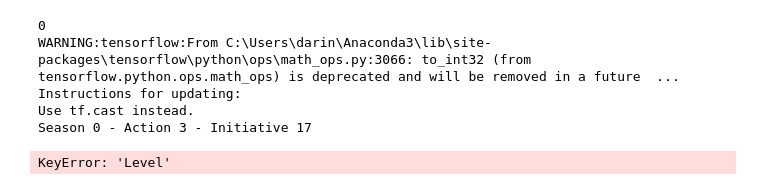
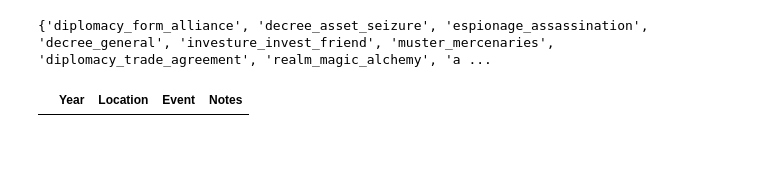
Before and after one commit to NeverForged/Regency, a Jupyter notebook: Code Testing.ipynb, the cells around one changed output. Saved outputs shown, nothing was run; the diff lists cells and outputs as text; code cells hidden in the pictures; blank space fills up the shorter version.

```diff
--- a/Code Testing.ipynb
+++ b/Code Testing.ipynb
@@ -1,35 +1,31 @@
 # %%
 from source.regency import Regency
 from source.DQNAgent import DQNAgent
 from IPython.display import clear_output
 import warnings
 warnings.filterwarnings('ignore')
 
 
-seasons = 10
+seasons = 1
 Game = Regency()
 clear_output()
 
 for a in range(seasons):
     print(a)
     Game.random_events()
     Game.collect_regency_points()
     Game.domain_initiative()
     Game.collect_gold_bars()
     Game.maintenance_costs(Update=True)
     Game.take_domain_actions()
     Game.war_move()
 Game.clear_screen()
 import pandas as pd
 df = pd.concat([Game.Seasons[b]['Actions'][a+1] for a in range(3) for b in range(seasons)])
 print(set(df['Action']))
 Game.War
 # %% [output]
-0
-WARNING:tensorflow:From C:\Users\darin\Anaconda3\lib\site-packages\tensorflow\python\ops\math_ops.py:3066: to_int32 (from tensorflow.python.ops.math_ops) is deprecated and will be removed in a future  ...
-Instructions for updating:
-Use tf.cast instead.
-Season 0 - Action 3 - Initiative 17
+{'diplomacy_form_alliance', 'decree_asset_seizure', 'espionage_assassination', 'decree_general', 'investure_invest_friend', 'muster_mercenaries', 'diplomacy_trade_agreement', 'realm_magic_alchemy', 'a ...
-KeyError: 'Level'
+|  | Year | Location | Event | Notes |
 # %%
 Game.show_map(caravans=True, regions=['Eastern Marches'], domains=['Elinie'])
```
Also changed, not shown: parts of 5 cells of this notebook, 2 other files.
